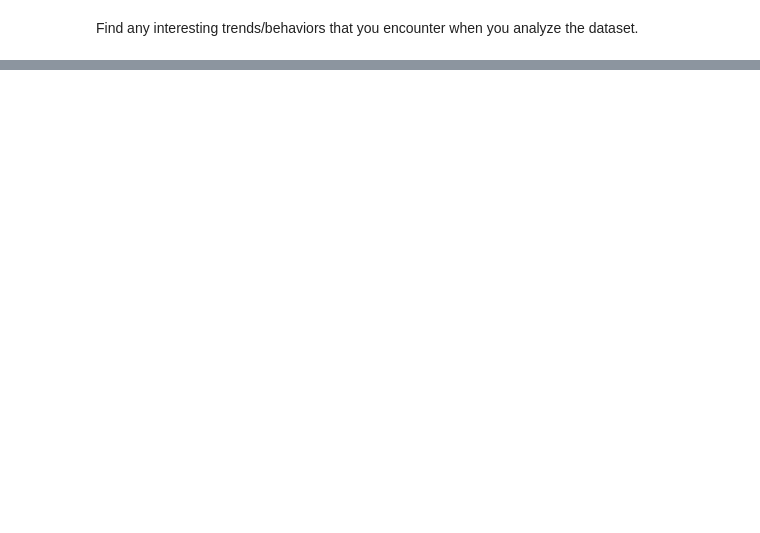
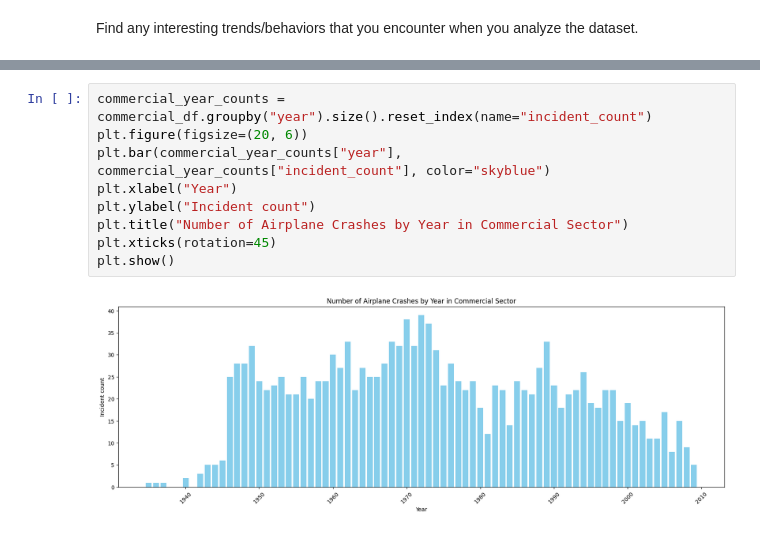
Before and after one commit to artvanila/data_projects, a Jupyter notebook: T_Mobile.ipynb, the cells around one changed output, grey strips where cells are left out. Drawn from its saved outputs; the diff is of its cells as text; blank space fills up the shorter version.

```diff
--- a/T_Mobile.ipynb
+++ b/T_Mobile.ipynb
@@ -833,0 +965,11 @@ Human Factor Influence
+# %%
+commercial_year_counts = commercial_df.groupby("year").size().reset_index(name="incident_count")
+plt.figure(figsize=(20, 6))
+plt.bar(commercial_year_counts["year"], commercial_year_counts["incident_count"], color="skyblue")
+plt.xlabel("Year")
+plt.ylabel("Incident count")
+plt.title("Number of Airplane Crashes by Year in Commercial Sector")
+plt.xticks(rotation=45)
+plt.show()
+# %% [output]
+[figure, added]
```
Also changed, not shown: parts of 57 cells of this notebook.
